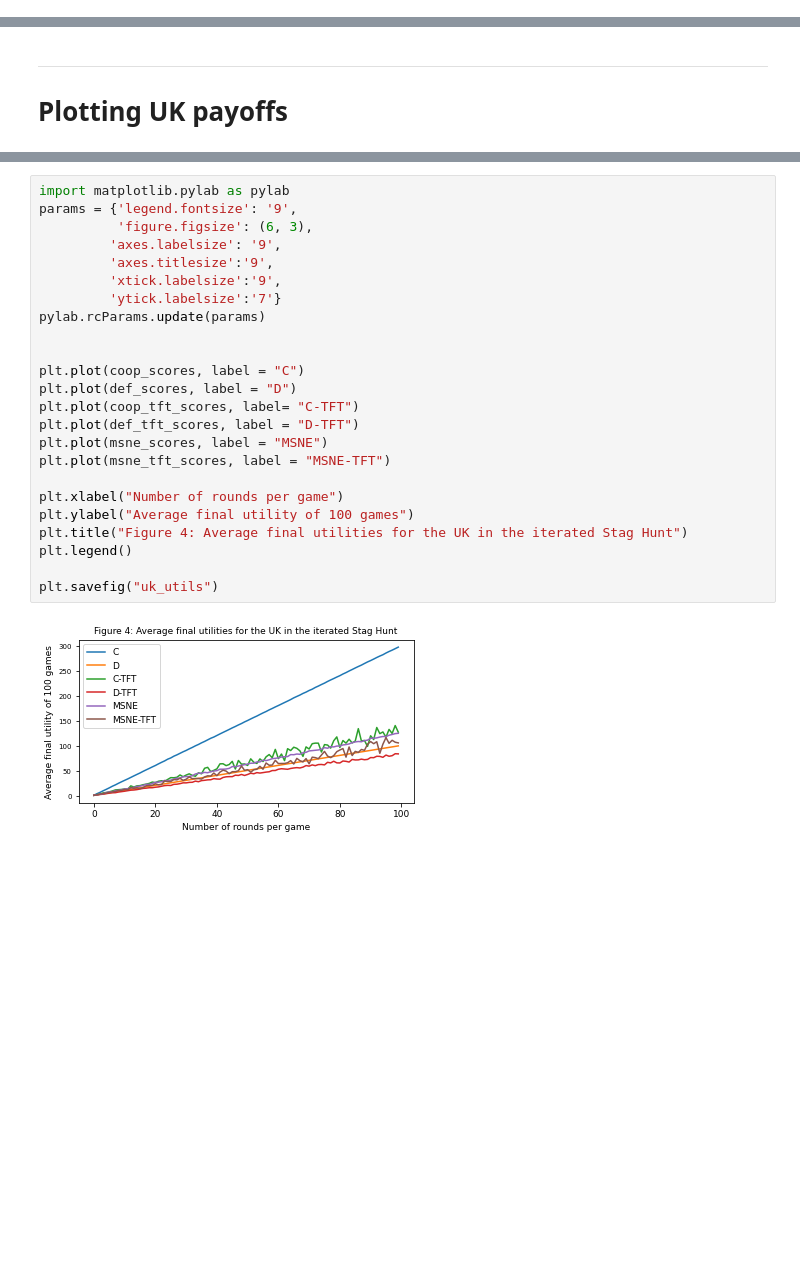
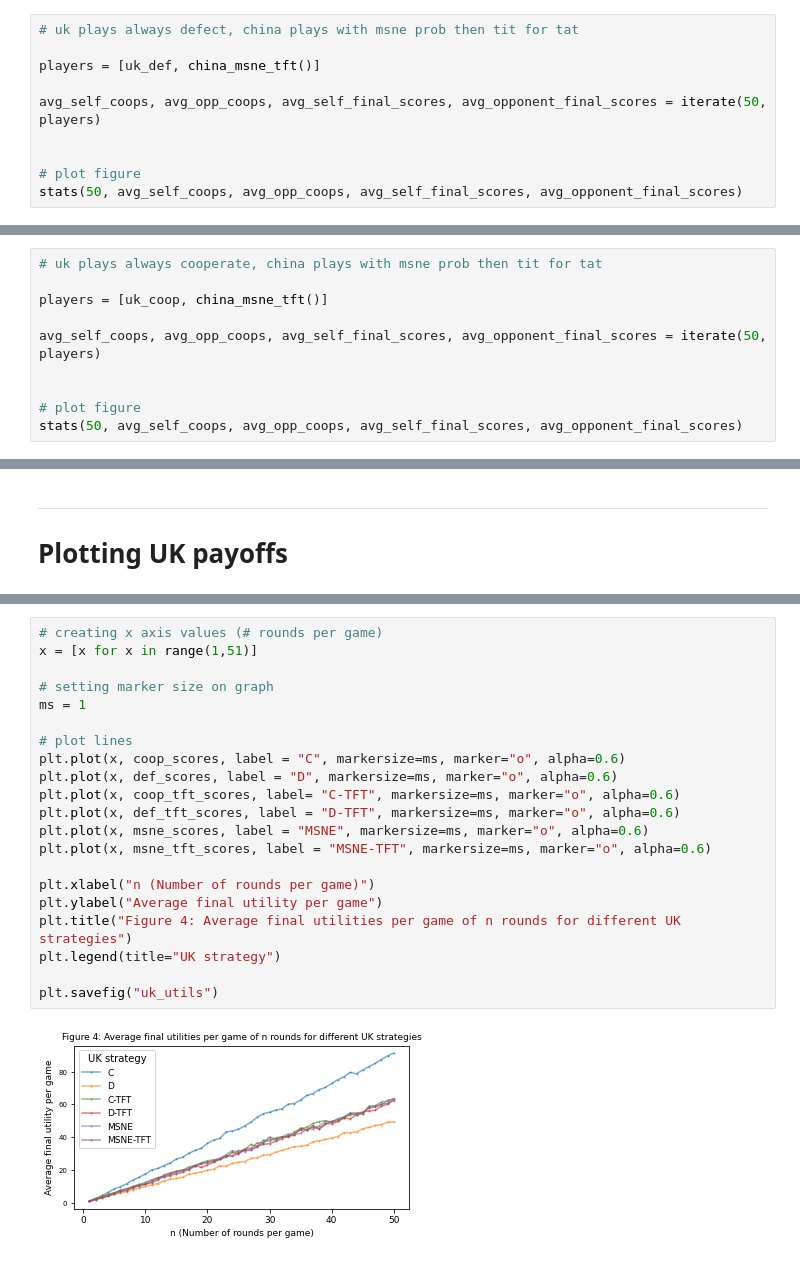
Before and after one commit to joyjixu/game_theory, a Jupyter notebook: game_theory_assignment_1.ipynb, the cells around one changed output, grey strips where cells are left out. Cells and saved outputs as stored; diff of their text form; blank space fills up the shorter version.

```diff
--- a/game_theory_assignment_1.ipynb
+++ b/game_theory_assignment_1.ipynb
@@ -657,0 +482,10 @@ for i in range(0,100):
+# %%
+# uk plays always defect, china plays with msne prob then tit for tat
+
+players = [uk_def, china_msne_tft()]
+
+avg_self_coops, avg_opp_coops, avg_self_final_scores, avg_opponent_final_scores = iterate(50, players)
+
+
+# plot figure
+stats(50, avg_self_coops, avg_opp_coops, avg_self_final_scores, avg_opponent_final_scores)
@@ -733,0 +520,10 @@ for i in range(0,100):
+# %%
+# uk plays always cooperate, china plays with msne prob then tit for tat
+
+players = [uk_coop, china_msne_tft()]
+
+avg_self_coops, avg_opp_coops, avg_self_final_scores, avg_opponent_final_scores = iterate(50, players)
+
+
+# plot figure
+stats(50, avg_self_coops, avg_opp_coops, avg_self_final_scores, avg_opponent_final_scores)
@@ -745,26 +569,23 @@ UK, China average score for 100 rounds:  297.9 , 199.3
 # %%
-import matplotlib.pylab as pylab
-params = {'legend.fontsize': '9',
-          'figure.figsize': (6, 3),
-         'axes.labelsize': '9',
-         'axes.titlesize':'9',
-         'xtick.labelsize':'9',
-         'ytick.labelsize':'7'}
-pylab.rcParams.update(params)
+# creating x axis values (# rounds per game)
+x = [x for x in range(1,51)]
 
+# setting marker size on graph
+ms = 1
 
-plt.plot(coop_scores, label = "C")
-plt.plot(def_scores, label = "D")
-plt.plot(coop_tft_scores, label= "C-TFT")
-plt.plot(def_tft_scores, label = "D-TFT")
-plt.plot(msne_scores, label = "MSNE")
-plt.plot(msne_tft_scores, label = "MSNE-TFT")
+# plot lines
+plt.plot(x, coop_scores, label = "C", markersize=ms, marker="o", alpha=0.6)
+plt.plot(x, def_scores, label = "D", markersize=ms, marker="o", alpha=0.6)
+plt.plot(x, coop_tft_scores, label= "C-TFT", markersize=ms, marker="o", alpha=0.6)
+plt.plot(x, def_tft_scores, label = "D-TFT", markersize=ms, marker="o", alpha=0.6)
+plt.plot(x, msne_scores, label = "MSNE", markersize=ms, marker="o", alpha=0.6)
+plt.plot(x, msne_tft_scores, label = "MSNE-TFT", markersize=ms, marker="o", alpha=0.6)
 
-plt.xlabel("Number of rounds per game")
-plt.ylabel("Average final utility of 100 games")
-plt.title("Figure 4: Average final utilities for the UK in the iterated Stag Hunt")
-plt.legend()
+plt.xlabel("n (Number of rounds per game)")
+plt.ylabel("Average final utility per game")
+plt.title("Figure 4: Average final utilities per game of n rounds for different UK strategies")
+plt.legend(title="UK strategy")
 
 plt.savefig("uk_utils")
 # %% [output]
-[figure, old version]
+[figure, new version]
```
Also changed, not shown: parts of 24 cells of this notebook.
